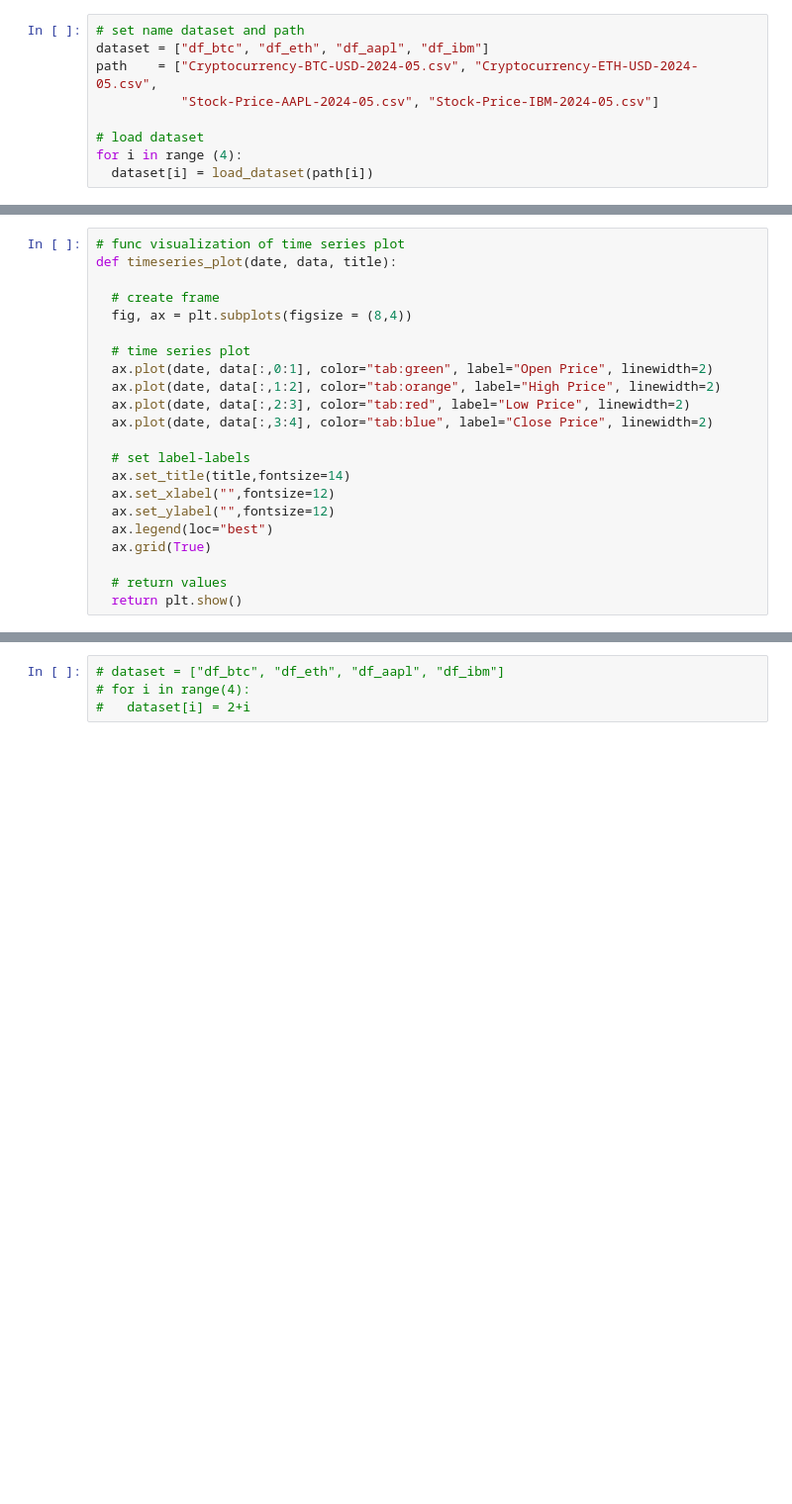
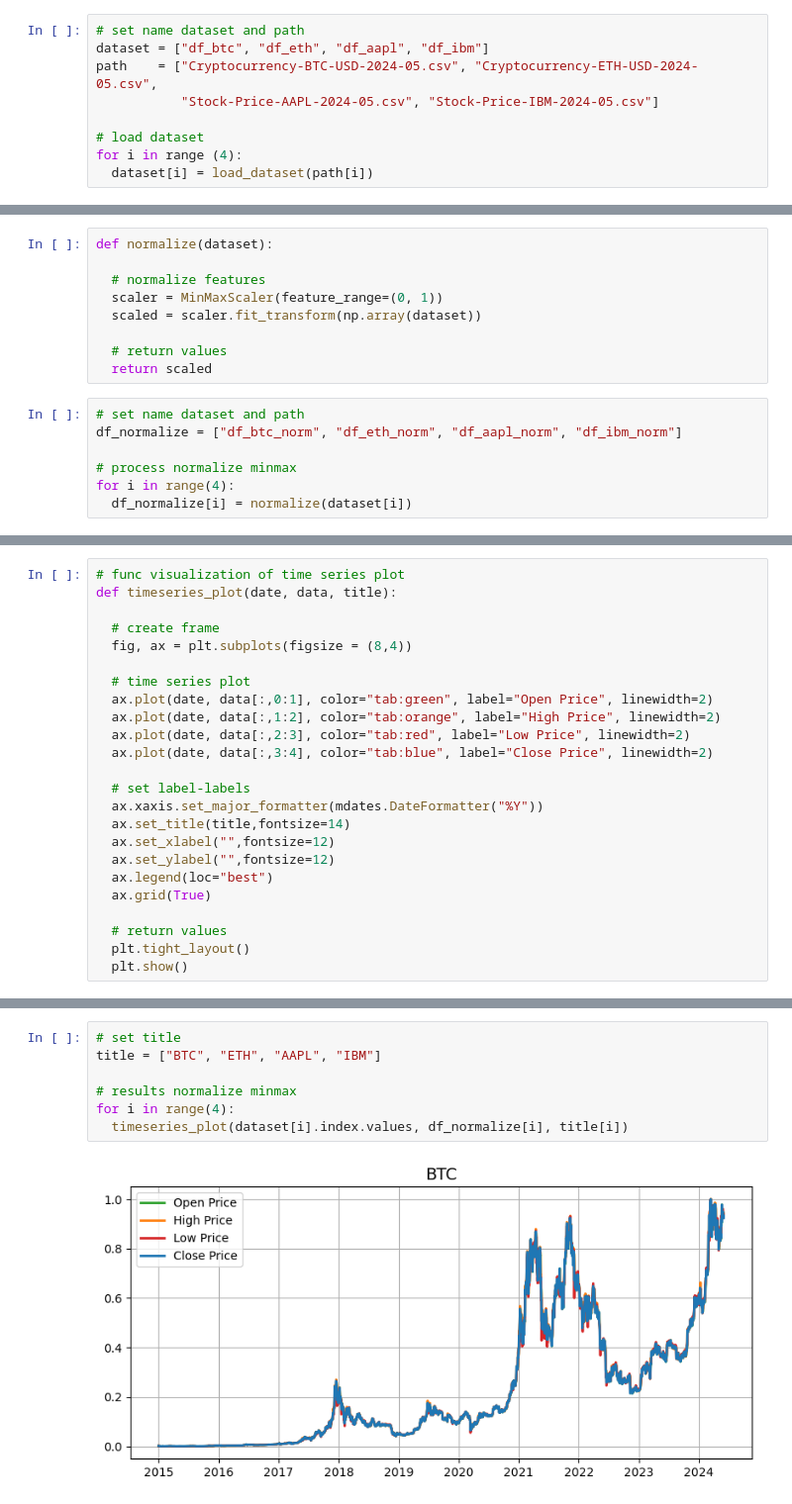
Before and after one commit to kusin/bahan-ajar-ML, a Jupyter notebook: Pertemuan 4 - Teknik Praproses Data/Preprocessing - cryptocurrency.ipynb, the cells around one changed output, grey strips where cells are left out. Shown at 99% size. Cells and saved outputs as stored; diff of their text form; blank space fills up the shorter version.

```diff
--- a/Pertemuan 4 - Teknik Praproses Data/Preprocessing - cryptocurrency.ipynb
+++ b/Pertemuan 4 - Teknik Praproses Data/Preprocessing - cryptocurrency.ipynb
@@ -39,0 +45,16 @@ for i in range (4):
+# %%
+def normalize(dataset):
+
+  # normalize features
+  scaler = MinMaxScaler(feature_range=(0, 1))
+  scaled = scaler.fit_transform(np.array(dataset))
+
+  # return values
+  return scaled
+# %%
+# set name dataset and path
+df_normalize = ["df_btc_norm", "df_eth_norm", "df_aapl_norm", "df_ibm_norm"]
+
+# process normalize minmax
+for i in range(4):
+  df_normalize[i] = normalize(dataset[i])
@@ -51,6 +74,7 @@ def timeseries_plot(date, data, title):
   ax.plot(date, data[:,3:4], color="tab:blue", label="Close Price", linewidth=2)
 
   # set label-labels
+  ax.xaxis.set_major_formatter(mdates.DateFormatter("%Y"))
   ax.set_title(title,fontsize=14)
   ax.set_xlabel("",fontsize=12)
   ax.set_ylabel("",fontsize=12)
@@ -58,4 +82,5 @@ def timeseries_plot(date, data, title):
   ax.grid(True)
 
   # return values
-  return plt.show()
+  plt.tight_layout()
+  plt.show()
@@ -66,4 +87,9 @@ def timeseries_plot(date, data, title):
 # %%
-# dataset = ["df_btc", "df_eth", "df_aapl", "df_ibm"]
-# for i in range(4):
-#   dataset[i] = 2+i
+# set title
+title = ["BTC", "ETH", "AAPL", "IBM"]
+
+# results normalize minmax
+for i in range(4):
+  timeseries_plot(dataset[i].index.values, df_normalize[i], title[i])
+# %% [output]
+[figure, added]
```
Also changed, not shown: parts of 6 cells of this notebook.
